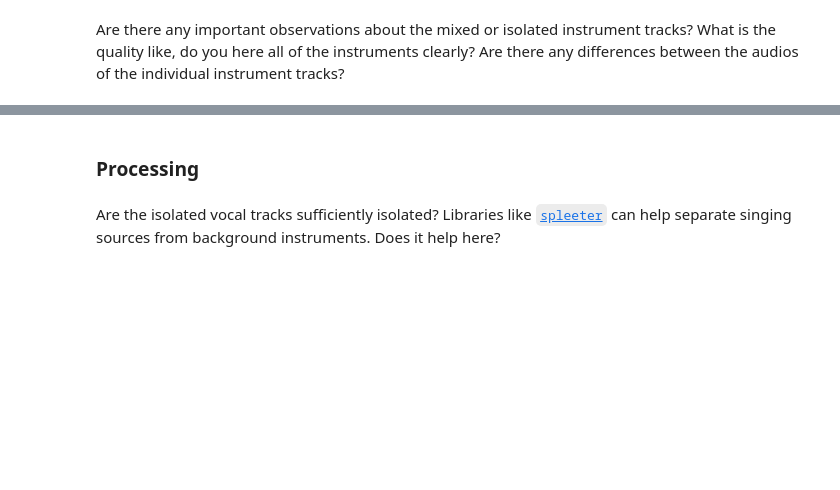
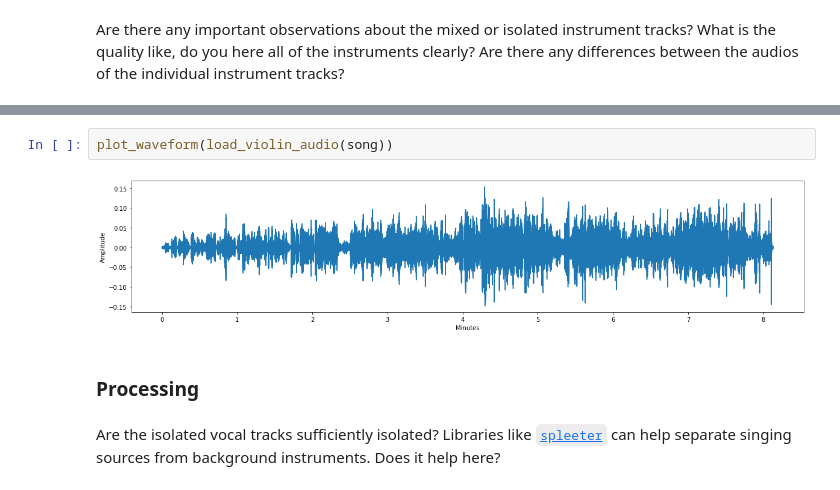
Before and after one commit to JuandeJuni/Carnatic-Instrument-Classification, a Jupyter notebook: Dataset Creation/Dataset Creation.ipynb, the cells around one changed output, grey strips where cells are left out. Cells and saved outputs as stored; diff of their text form; blank space fills up the shorter version.

```diff
--- a/Dataset Creation/Dataset Creation.ipynb
+++ b/Dataset Creation/Dataset Creation.ipynb
@@ -228,3 +274,7 @@ Are there any important observations about the mixed or isolated instrument trac
+# %%
+plot_waveform(load_violin_audio(song))
+# %% [output]
+[figure, added]
 # %% [markdown]
 ### Processing
 # %% [markdown]
```
Also changed, not shown: parts of 21 cells of this notebook, 9 other files.
